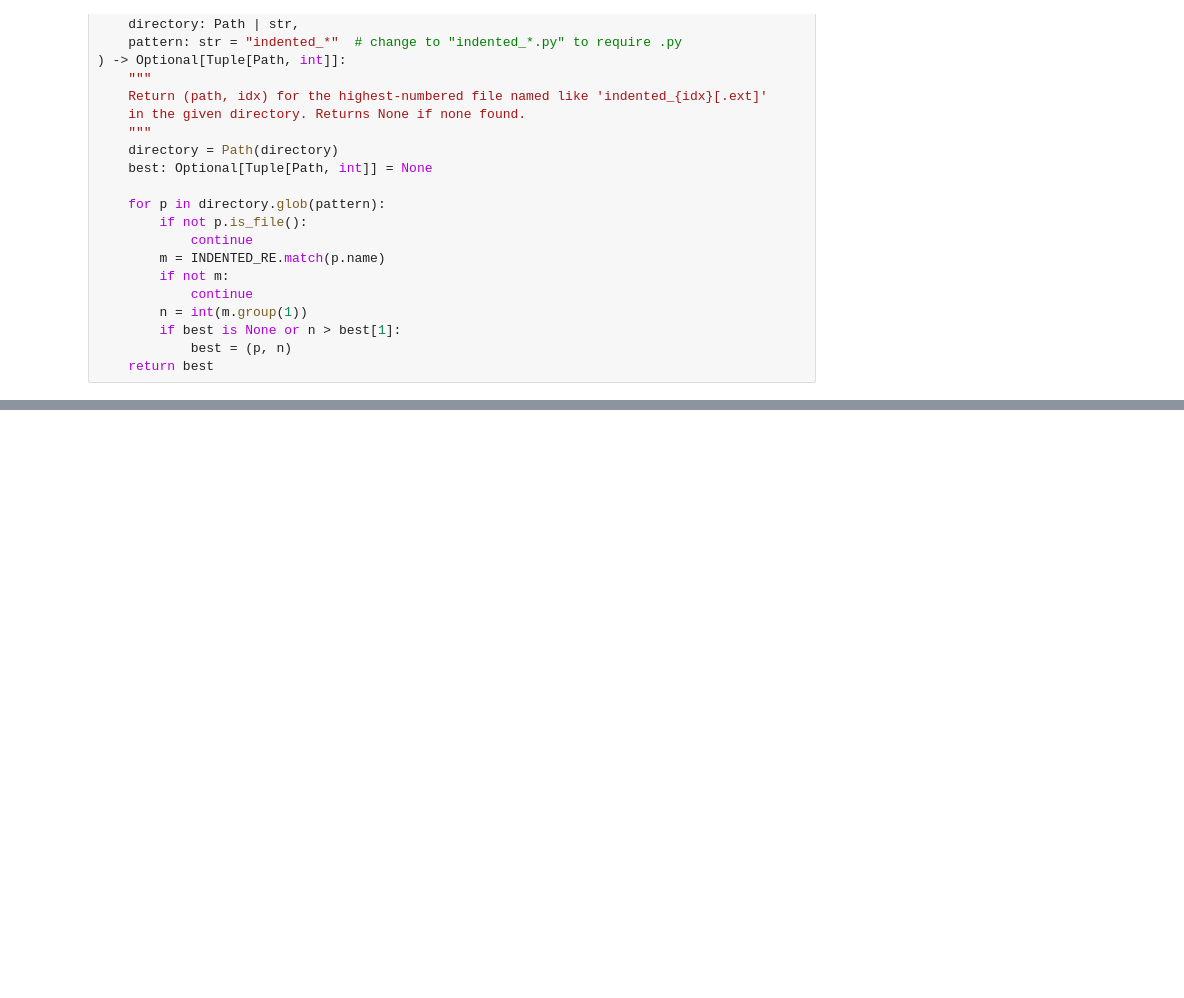
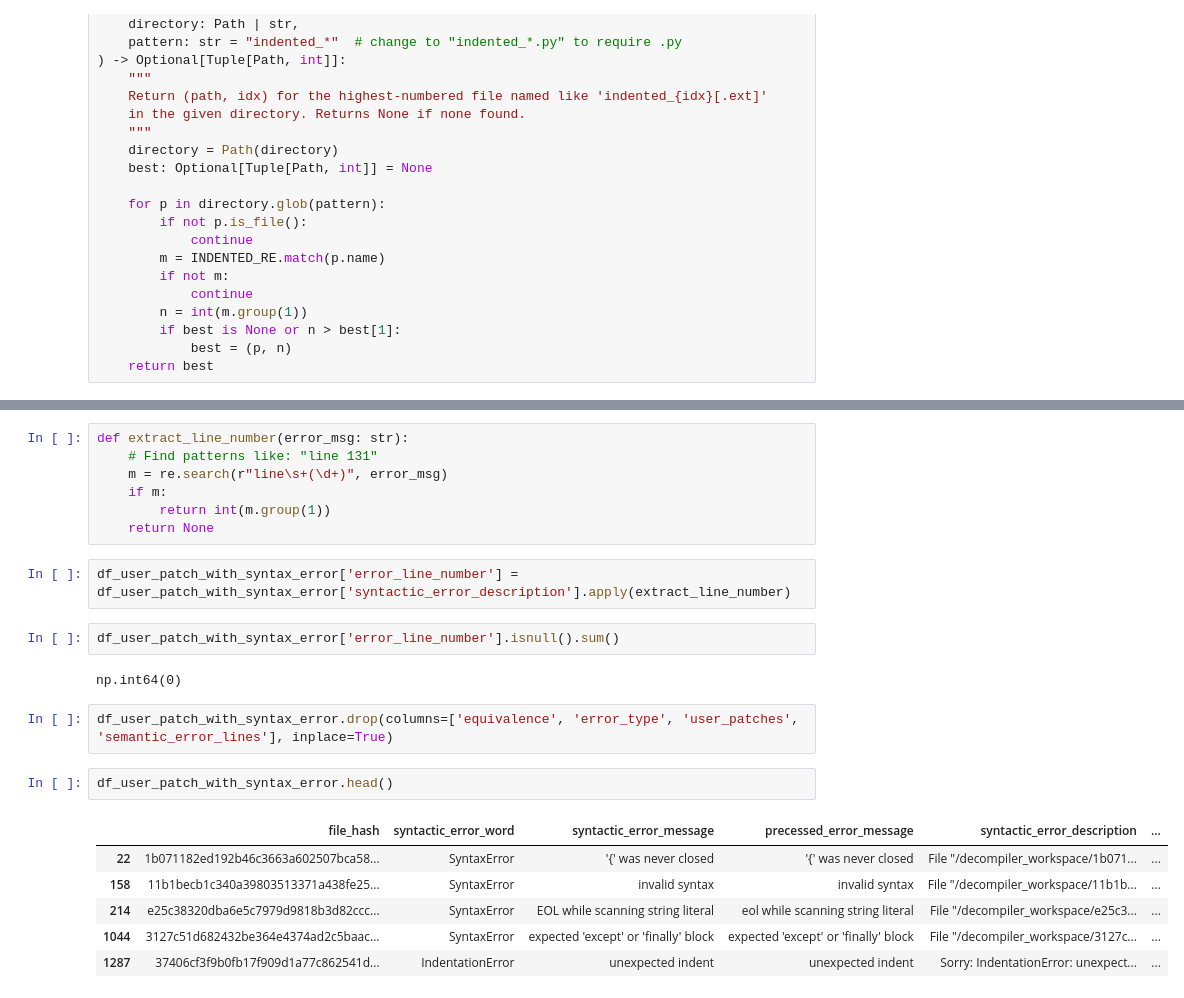
Before and after one commit to nsakib1017/pyllmpatch, a Jupyter notebook: utils/local_llm_syntax_error_finetune_dataset_builder.ipynb, the cells around one changed output, grey strips where cells are left out. Cells and saved outputs as stored; diff of their text form; blank space fills up the shorter version.

Commit message:
syntax error message finetune dataset created

```diff
--- a/utils/local_llm_syntax_error_finetune_dataset_builder.ipynb
+++ b/utils/local_llm_syntax_error_finetune_dataset_builder.ipynb
@@ -162,0 +274,24 @@ for index, row in df_user_patch_with_syntax_error.iterrows():
+# %%
+def extract_line_number(error_msg: str):
+    # Find patterns like: "line 131"
+    m = re.search(r"line\s+(\d+)", error_msg)
+    if m:
+        return int(m.group(1))
+    return None
+# %%
+df_user_patch_with_syntax_error['error_line_number'] = df_user_patch_with_syntax_error['syntactic_error_description'].apply(extract_line_number)
+# %%
+df_user_patch_with_syntax_error['error_line_number'].isnull().sum()
+# %% [output]
+np.int64(0)
+# %%
+df_user_patch_with_syntax_error.drop(columns=['equivalence', 'error_type', 'user_patches', 'semantic_error_lines'], inplace=True)
+# %%
+df_user_patch_with_syntax_error.head()
+# %% [output]
+|  | file_hash | syntactic_error_word | syntactic_error_message | precessed_error_message | syntactic_error_description | ... |
+| 22 | 1b071182ed192b46c3663a602507bca58... | SyntaxError | '{' was never closed | '{' was never closed | File "/decompiler_workspace/1b071... | ... |
+| 158 | 11b1becb1c340a39803513371a438fe25... | SyntaxError | invalid syntax | invalid syntax | File "/decompiler_workspace/11b1b... | ... |
+| 214 | e25c38320dba6e5c7979d9818b3d82ccc... | SyntaxError | EOL while scanning string literal | eol while scanning string literal | File "/decompiler_workspace/e25c3... | ... |
+| 1044 | 3127c51d682432be364e4374ad2c5baac... | SyntaxError | expected 'except' or 'finally' block | expected 'except' or 'finally' block | File "/decompiler_workspace/3127c... | ... |
+| 1287 | 37406cf3f9b0fb17f909d1a77c862541d... | IndentationError | unexpected indent | unexpected indent | Sorry: IndentationError: unexpect... | ... |
```
Also changed, not shown: parts of 8 cells of this notebook.
